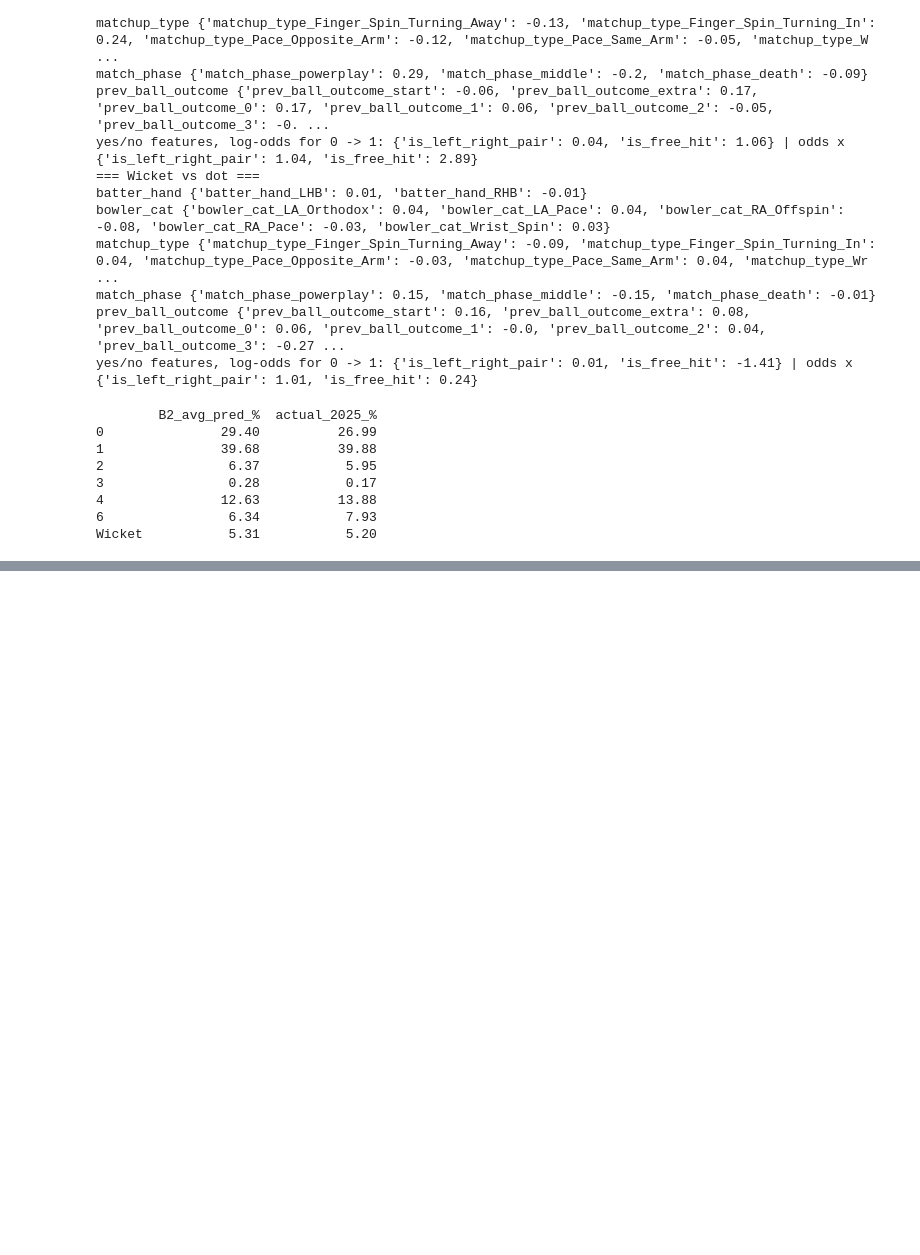
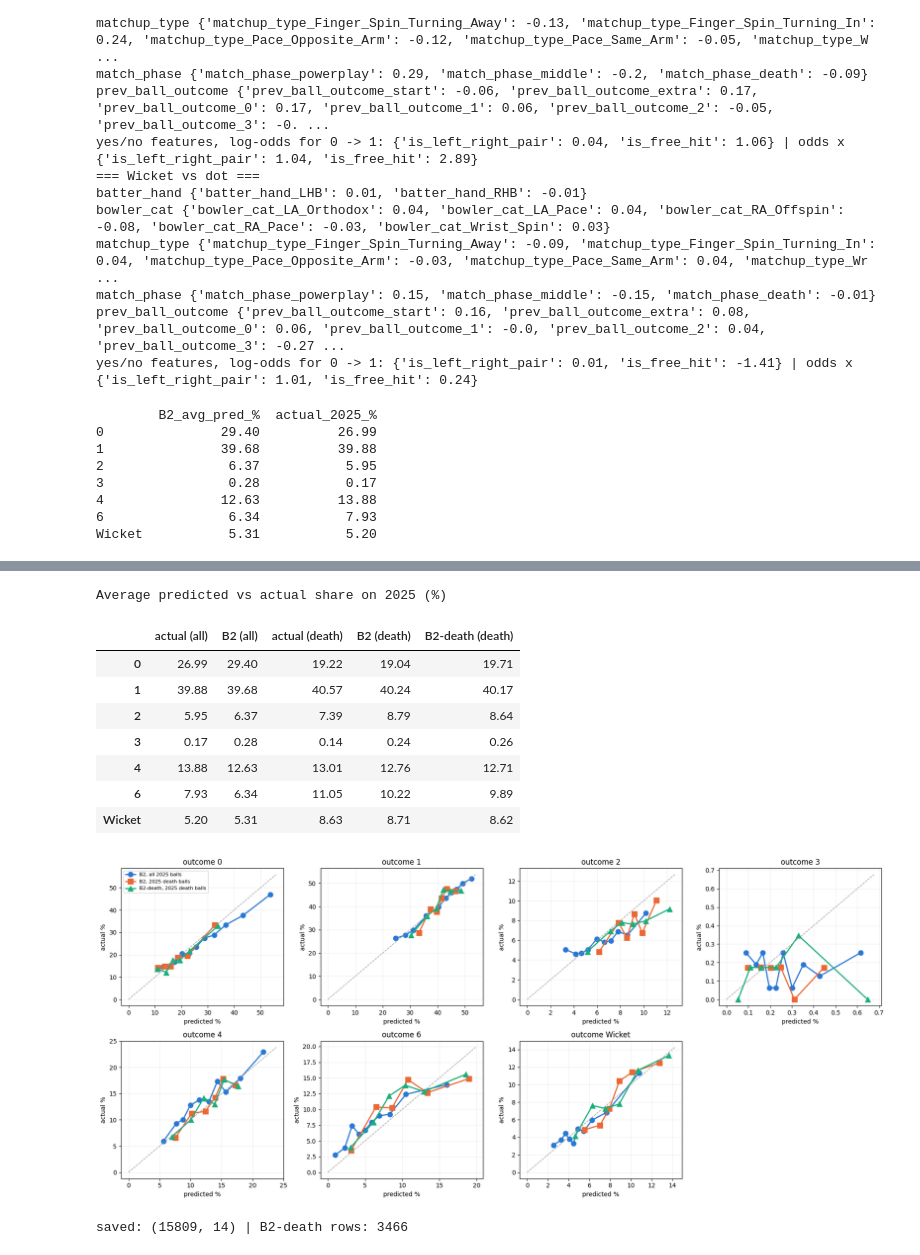
Before and after one commit to arjunnamburi/ml_death_overs_ipl, a Jupyter notebook: notebooks/models.ipynb, the cells around one changed output, grey strips where cells are left out. Drawn from its saved outputs; the diff is of its cells as text; code cells hidden in the pictures; blank space fills up the shorter version.

Commit message:
Add B2 logistic regression, all-overs and death-only

```diff
--- a/notebooks/models.ipynb
+++ b/notebooks/models.ipynb
@@ -936,3 +932,20 @@ print(pd.DataFrame({'B2_avg_pred_%': 100 * P_b2_va.mean(axis=0),
 4               12.63          13.88
 6                6.34           7.93
 Wicket           5.31           5.20
+# %%
+# B2, cell 7: B2-death, trained on 2008-2024 death balls only
+CAT_D = [c for c in CAT_FEATURES if c != 'match_phase']             # always 'death' on these rows
+prep_b2d = fit_prep(TR & DEATH, NUM, CAT_D)                         # own clip limits, averages, spreads, flags
+X_trd, X_vad = transform(prep_b2d, TR & DEATH), transform(prep_b2d, VA & DEATH)
+y_trd = d.loc[TR & DEATH, 'y'].values
+
+t0 = time.time()
+b2d = fit_lr(X_trd.values, y_trd)
+print('fit time (s):', round(time.time() - t0), '| iterations:', int(b2d.n_iter_[0]), '| inputs:', X_trd.shape[1])
+P_b2d_tr, P_b2d_va = b2d.predict_proba(X_trd.values), b2d.predict_proba(X_vad.values)
+print('flags:', [c for c in X_trd.columns if c.startswith('miss_')])
+print('classes:', b2d.classes_.tolist(), '| rows sum to 1:', np.allclose(P_b2d_va.sum(axis=1), 1), '| smallest p:', P_b2d_va.min())
+
+evaluate('B2-death', P_b2d_tr, TR & DEATH, 'train', slices=('death',))
+evaluate('B2-death', P_b2d_va, VA & DEATH, 'val', slices=('death',))
+display(pd.DataFrame(results).query("model in ['B0-death', 'B1', 'B2', 'B2-death'] and slice == 'death'").round(4))
@@ -938,0 +1001,61 @@ Wicket           5.31           5.20
+# %%
+# B2, cell 9: calibration on 2025 - average predicted vs actual, and reliability curves per class
+import matplotlib.pyplot as plt
+
+y_va = d.loc[VA, 'y'].values
+death_va = np.asarray(DEATH)[np.asarray(VA)]                  # death balls among the 2025 rows, in row order
+y_vad = y_va[death_va]
+labels = [str(c) for c in CLASSES]
+
+def share(y): return 100 * np.bincount(y, minlength=K) / len(y)
+print('Average predicted vs actual share on 2025 (%)')
+display(pd.DataFrame({'actual (all)': share(y_va), 'B2 (all)': 100 * P_b2_va.mean(axis=0),
+                      'actual (death)': share(y_vad), 'B2 (death)': 100 * P_b2_va[death_va].mean(axis=0),
+                      'B2-death (death)': 100 * P_b2d_va.mean(axis=0)}, index=labels).round(2))
+
+def reliability_points(p, hit, n_bins):
+    """Sort balls by predicted probability, cut into equal-size bins, return mean predicted and actual rate per bin (%)."""
+    g = pd.DataFrame({'p': p, 'hit': hit}).groupby(pd.qcut(p, n_bins, labels=False, duplicates='drop')).mean()
+    return 100 * g['p'], 100 * g['hit']
+
+curves = [('B2, all 2025 balls', P_b2_va, y_va, 10, '#2a78d6', 'o'),
+          ('B2, 2025 death balls', P_b2_va[death_va], y_vad, 6, '#eb6834', 's'),
+          ('B2-death, 2025 death balls', P_b2d_va, y_vad, 6, '#1baf7a', '^')]
+fig, axes = plt.subplots(2, 4, figsize=(18, 8))
+for ax, (k, name) in zip(axes.ravel(), enumerate(labels)):
+    for title, P, y, n_bins, color, marker in curves:
+        x, yy = reliability_points(P[:, k], (y == k).astype(float), n_bins)
+        ax.plot(x, yy, color=color, marker=marker, markersize=8, linewidth=2, label=title)
+    top = max(ax.get_xlim()[1], ax.get_ylim()[1])
+    ax.plot([0, top], [0, top], color='0.6', linestyle='--', linewidth=1)   # perfect calibration
+    ax.set_title(f'outcome {name}'); ax.set_xlabel('predicted %'); ax.set_ylabel('actual %'); ax.grid(alpha=0.2)
+axes[0, 0].legend(fontsize=8)
+axes[1, 3].axis('off')
+plt.tight_layout(); plt.show()
+# %% [output]
+Average predicted vs actual share on 2025 (%)
+|  | actual (all) | B2 (all) | actual (death) | B2 (death) | B2-death (death) |
+| 0 | 26.99 | 29.40 | 19.22 | 19.04 | 19.71 |
+| 1 | 39.88 | 39.68 | 40.57 | 40.24 | 40.17 |
+| 2 | 5.95 | 6.37 | 7.39 | 8.79 | 8.64 |
+| 3 | 0.17 | 0.28 | 0.14 | 0.24 | 0.26 |
+| 4 | 13.88 | 12.63 | 13.01 | 12.76 | 12.71 |
+| 6 | 7.93 | 6.34 | 11.05 | 10.22 | 9.89 |
+| Wicket | 5.20 | 5.31 | 8.63 | 8.71 | 8.62 |
+[figure, added]
+# %%
+# B2, cell 10: save results, 2025 predictions and fitted models
+import joblib
+
+pd.DataFrame(results).to_csv(DATA + 'results.csv', index=False)
+
+cols = [f'p_{c}' for c in labels]
+preds = pd.concat([pd.DataFrame(P_b2_va, index=d.index[VA], columns=cols).add_prefix('B2_'),
+                   pd.DataFrame(P_b2d_va, index=d.index[VA & DEATH], columns=cols).add_prefix('B2death_')],
+                  axis=1)                                         # B2-death columns are empty outside the death overs
+preds.to_parquet(DATA + 'val_preds_b2.parquet')
+
+joblib.dump({'prep_b2': prep_b2, 'b2': b2, 'prep_b2d': prep_b2d, 'b2d': b2d}, DATA + 'b2_models.joblib')
+print('saved:', preds.shape, '| B2-death rows:', int(preds['B2death_p_6'].notna().sum()))
+# %% [output]
+saved: (15809, 14) | B2-death rows: 3466
```
Also changed, not shown: parts of 4 cells of this notebook.
